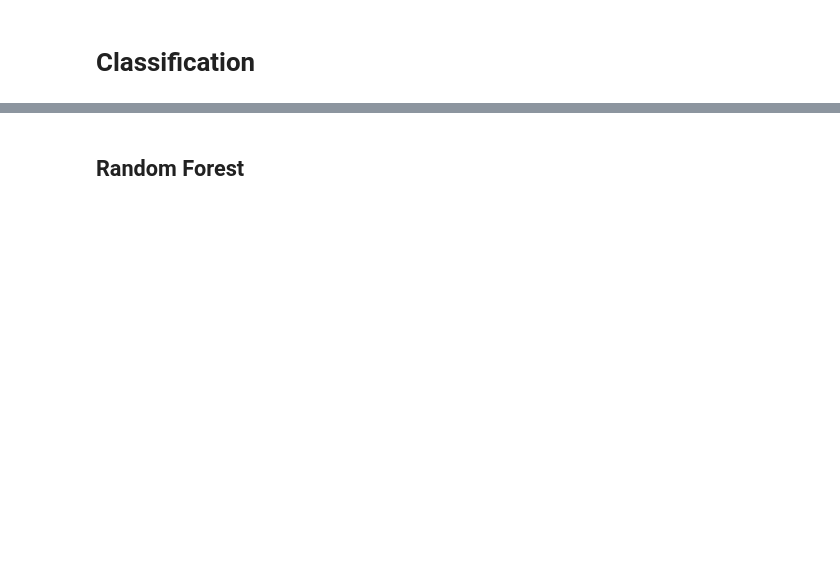
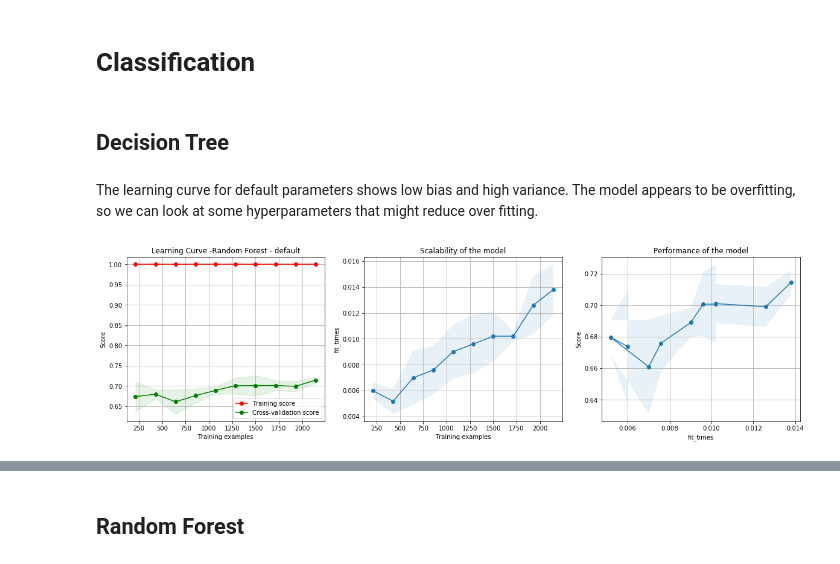
Before and after one commit to katjastucht12/gen, a Jupyter notebook: coldcalls.ipynb, the cells around one changed output, grey strips where cells are left out. Drawn from its saved outputs; the diff is of its cells as text; code cells hidden in the pictures; blank space fills up the shorter version.

```diff
--- a/coldcalls.ipynb
+++ b/coldcalls.ipynb
@@ -318,3 +340,13 @@ def create_validation_curve(x, y, learner, param, param_range, scoring="f1", tit
 x = df_en.drop('CarInsurance', axis=1)
 y = df_en['CarInsurance']
 x, X_test, y, y_test = train_test_split( x, y, test_size=0.33, random_state=42)
+# %% [markdown]
+## Decision Tree
+# %% [markdown]
+The learning curve for default parameters shows low bias and high variance. The model appears to be overfitting, so we can look at some hyperparameters that might reduce over fitting.
+# %%
+dt = DecisionTreeClassifier(random_state=0)
+plt=plot_learning_curve(dt, "Learning Curve -Random Forest - default", x,y, train_sizes=[ 0.1, 0.2, 0.3, 0.4, 0.5, 0.6, 0.7, 0.8, 0.9, 1])
+plt.show()
+# %% [output]
+[figure, added]
```
Also changed, not shown: parts of 42 cells of this notebook.
